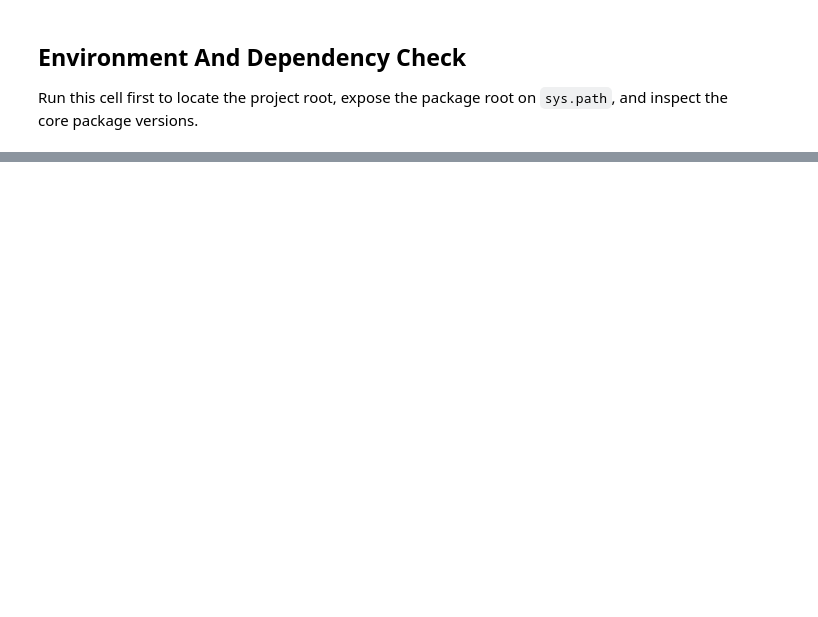
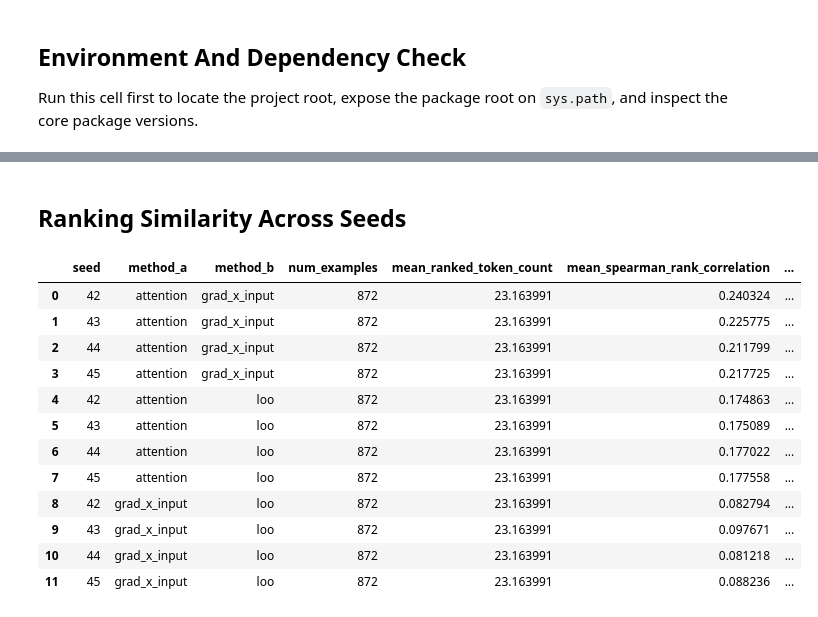
Before and after one commit to Shirllen/COMP5329_assignment2, a Jupyter notebook: experiment.ipynb, the cells around one changed output, grey strips where cells are left out. Drawn from its saved outputs; the diff is of its cells as text; code cells hidden in the pictures; blank space fills up the shorter version.

```diff
--- a/experiment.ipynb
+++ b/experiment.ipynb
@@ -219,0 +351,21 @@ display_markdown_file(artifact_paths["qualitative_cases"])
+# %%
+analysis_results = {}
+analysis_summary_rows = []
+
+for experiment in experiments:
+    seed = experiment["seed"]
+    print(f"=== Seed {seed}: importance analysis ===")
+    analysis_result = run_attention_analysis(experiment["analysis_config"])
+    analysis_results[seed] = analysis_result
+    analysis_summary_rows.append(
+        {
+            "seed": seed,
+            "analysis_dir": str(analysis_result.analysis_dir),
+            "ranking_similarity_summary": str(analysis_result.ranking_similarity_summary_path),
+            "deletion_summary": str(analysis_result.deletion_summary_path),
+            "qualitative_cases": str(analysis_result.qualitative_cases_path),
+        }
+    )
+
+analysis_summary_df = pd.DataFrame(analysis_summary_rows).sort_values("seed").reset_index(drop=True)
+display(analysis_summary_df)
@@ -219,0 +569,40 @@ display_markdown_file(artifact_paths["qualitative_cases"])
+# %% [markdown]
+## Ranking Similarity Across Seeds
+# %%
+ranking_similarity_df = concat_seed_csv("ranking_similarity")
+if ranking_similarity_df is not None:
+    ranking_similarity_df = ranking_similarity_df.sort_values(["method_a", "method_b", "seed"]).reset_index(drop=True)
+    display(ranking_similarity_df)
+
+    ranking_similarity_aggregate_df = (
+        ranking_similarity_df.groupby(["method_a", "method_b"], dropna=False)
+        .agg(
+            num_seeds=("seed", "nunique"),
+            mean_ranked_token_count_mean=("mean_ranked_token_count", "mean"),
+            mean_ranked_token_count_std=("mean_ranked_token_count", "std"),
+            mean_spearman_rank_correlation_mean=("mean_spearman_rank_correlation", "mean"),
+            mean_spearman_rank_correlation_std=("mean_spearman_rank_correlation", "std"),
+        )
+        .reset_index()
+    )
+    ranking_similarity_aggregate_df["mean_ranked_token_count_std"] = ranking_similarity_aggregate_df[
+        "mean_ranked_token_count_std"
+    ].fillna(0.0)
+    ranking_similarity_aggregate_df["mean_spearman_rank_correlation_std"] = ranking_similarity_aggregate_df[
+        "mean_spearman_rank_correlation_std"
+    ].fillna(0.0)
+    display(ranking_similarity_aggregate_df)
+# %% [output]
+|  | seed | method_a | method_b | num_examples | mean_ranked_token_count | mean_spearman_rank_correlation | ... |
+| 0 | 42 | attention | grad_x_input | 872 | 23.163991 | 0.240324 | ... |
+| 1 | 43 | attention | grad_x_input | 872 | 23.163991 | 0.225775 | ... |
+| 2 | 44 | attention | grad_x_input | 872 | 23.163991 | 0.211799 | ... |
+| 3 | 45 | attention | grad_x_input | 872 | 23.163991 | 0.217725 | ... |
+| 4 | 42 | attention | loo | 872 | 23.163991 | 0.174863 | ... |
+| 5 | 43 | attention | loo | 872 | 23.163991 | 0.175089 | ... |
+| 6 | 44 | attention | loo | 872 | 23.163991 | 0.177022 | ... |
+| 7 | 45 | attention | loo | 872 | 23.163991 | 0.177558 | ... |
+| 8 | 42 | grad_x_input | loo | 872 | 23.163991 | 0.082794 | ... |
+| 9 | 43 | grad_x_input | loo | 872 | 23.163991 | 0.097671 | ... |
+| 10 | 44 | grad_x_input | loo | 872 | 23.163991 | 0.081218 | ... |
+| 11 | 45 | grad_x_input | loo | 872 | 23.163991 | 0.088236 | ... |
```
Also changed, not shown: parts of 40 cells of this notebook, 30 other files.
